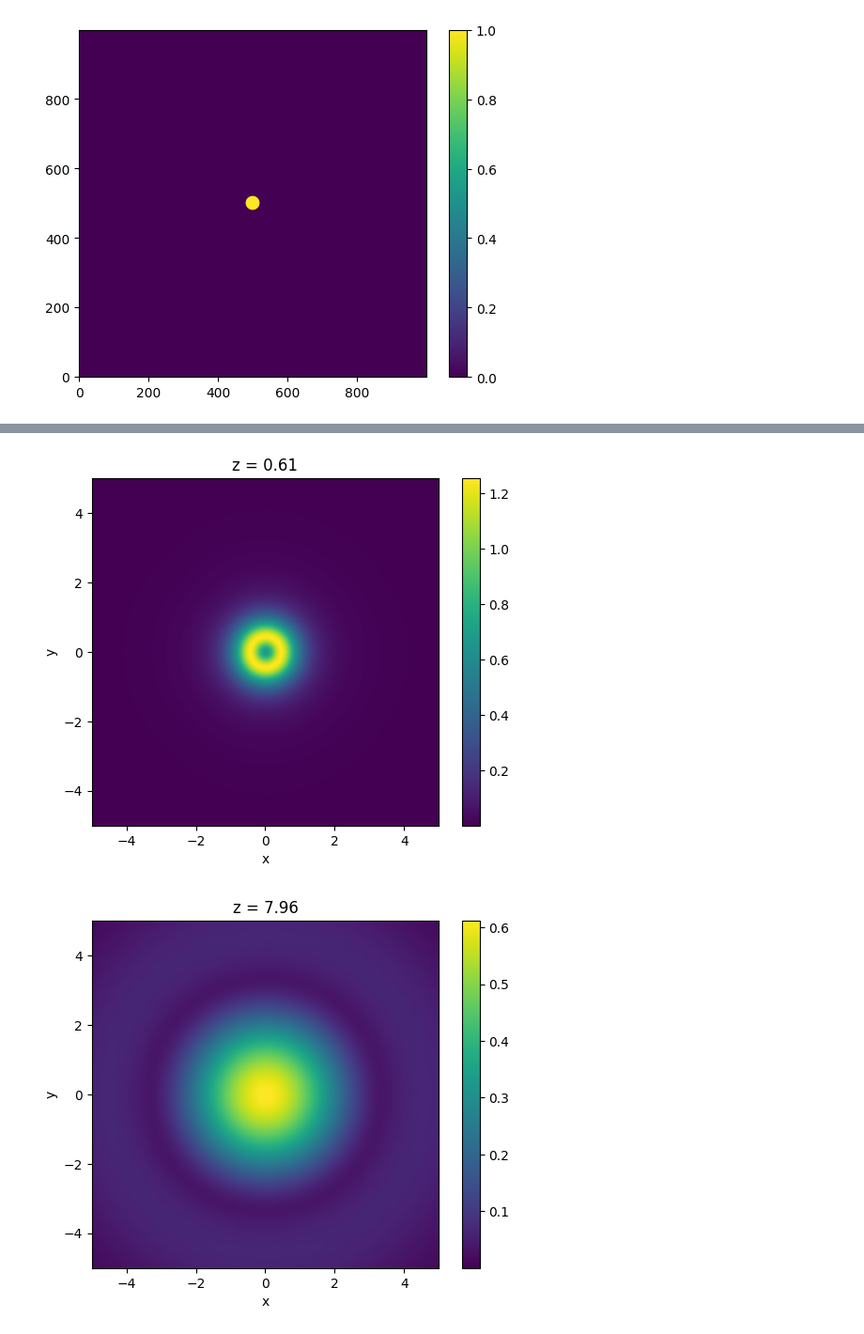
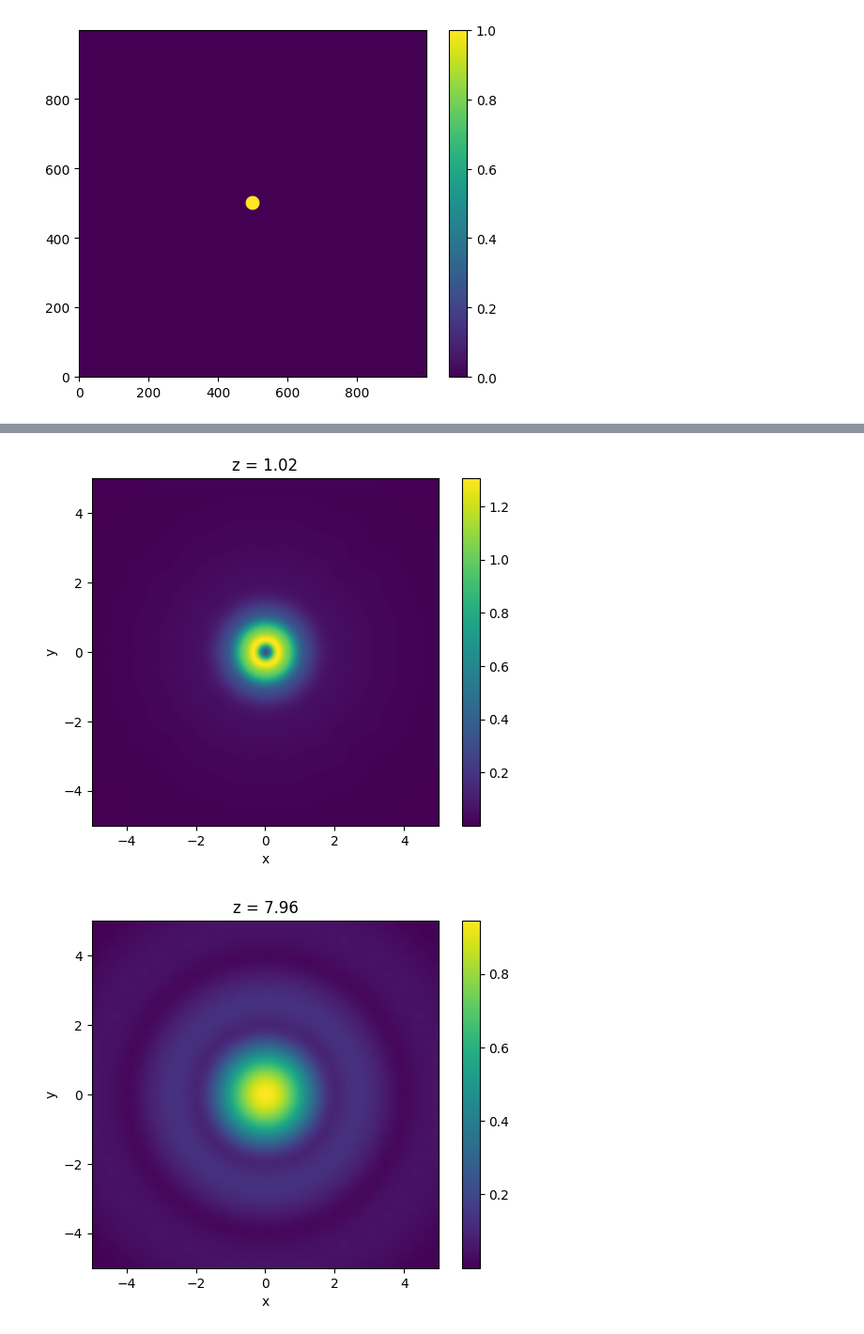
Before and after one commit to YnanoOne/dowhatyouwant, a Jupyter notebook: OpticsPropagator/example.ipynb, the cells around one changed output, grey strips where cells are left out. Shown at 94% size. Drawn from its saved outputs; the diff is of its cells as text; code cells hidden in the pictures.

```diff
--- a/OpticsPropagator/example.ipynb
+++ b/OpticsPropagator/example.ipynb
@@ -31,8 +31,8 @@ prop.load_input_field(circular_aperture,domain_size)
 prop.get_angular_spectrum()
 prop.propagate(z_values)
 # %%
-prop.plot_xy(0)
-prop.plot_xy(0.6,xlim=(-5,5),ylim=(-5,5))
-prop.plot_xy(8,xlim=(-5,5),ylim=(-5,5))
+prop.plot_xy(0.0,xlim=(-5,5),ylim=(-5,5))
+prop.plot_xy(1.0,xlim=(-5,5),ylim=(-5,5))
+prop.plot_xy(8.0,xlim=(-5,5),ylim=(-5,5))
 plt.show()
 # %% [output]
@@ -40,5 +40,5 @@ plt.show()
-[figure, old version]
+[figure, new version]
-[figure, old version]
+[figure, new version]
 # %%
 prop.plot_zy(0,ylim=(-5,5))
 plt.show()
```
Also changed, not shown: parts of 3 cells of this notebook, 2 other files.
